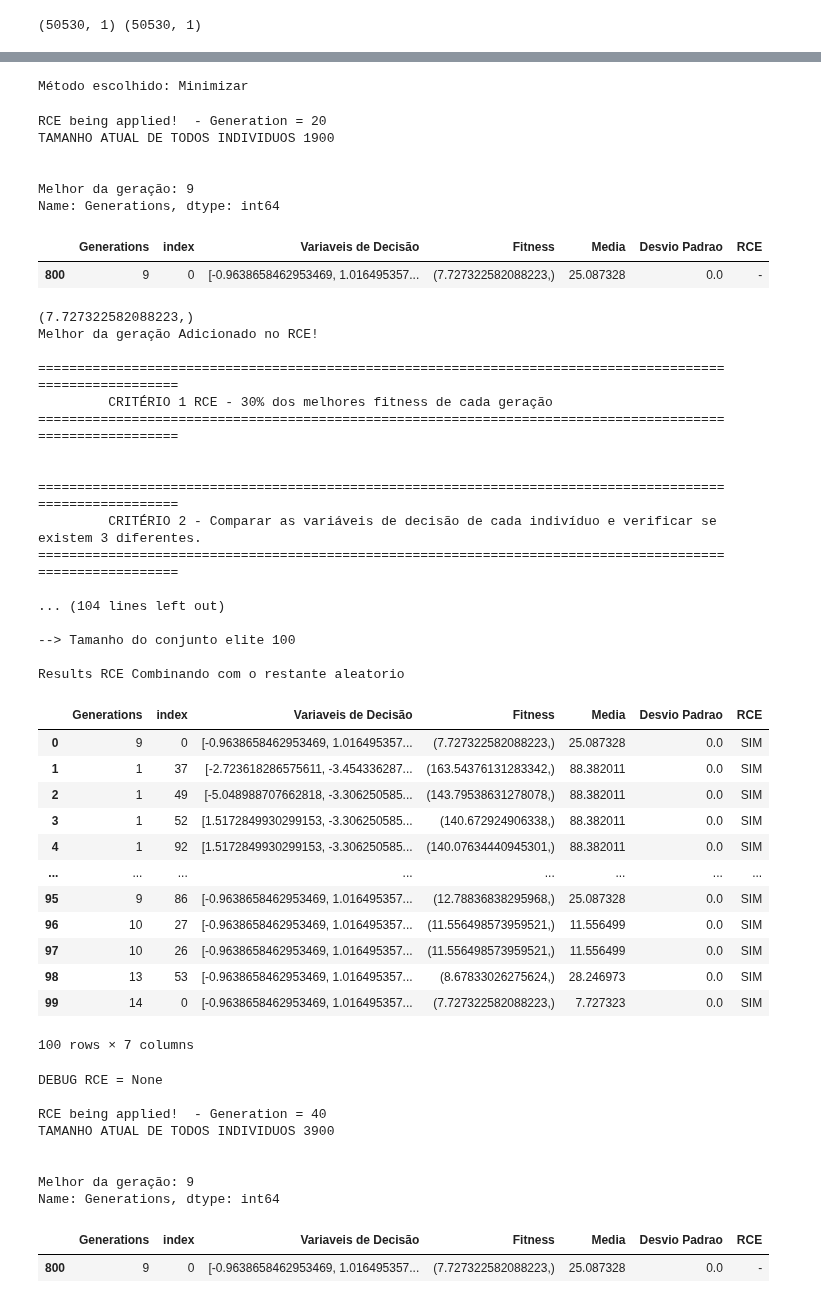
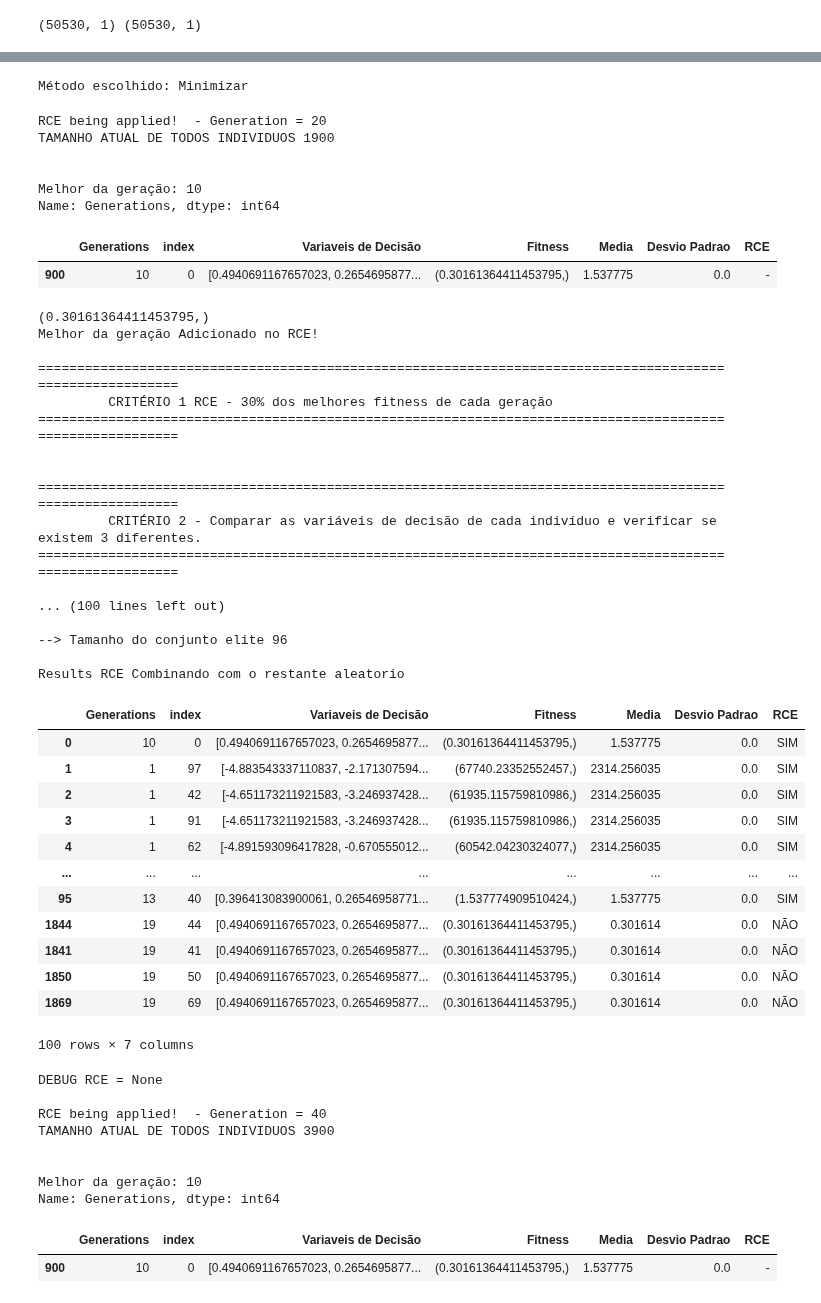
Before and after one commit to PedroVic12/Engenharia-Eletrica-UFF, a Jupyter notebook: Iniciação Cientifica - Eng Eletrica UFF/evolution_rce_master/evolution_rce_master.ipynb, the cells around one changed output, grey strips where cells are left out. Saved outputs shown, nothing was run; the diff lists cells and outputs as text; code cells hidden in the pictures.

```diff
--- a/Iniciação Cientifica - Eng Eletrica UFF/evolution_rce_master/evolution_rce_master.ipynb
+++ b/Iniciação Cientifica - Eng Eletrica UFF/evolution_rce_master/evolution_rce_master.ipynb
@@ -904,8 +908,9 @@ if __name__ == "__main__":
 
     pop_with_repopulation, logbook_with_repopulation, best_variables = alg.run(
         RCE=True,
-        fitness_function=rastrigin_decisionVariables,
-        decision_variables=(X, y,data_hora,curva,vento),
+        fitness_function=rosenbrock_decisionVariables,
+        #decision_variables=(X, y,data_hora,curva,vento),
+        decision_variables=(X, y),
         )
     print("\n\nEvolução concluída  - 100%")
 
@@ -926,49 +931,49 @@ if __name__ == "__main__":
         logbook_with_repopulation, pop_with_repopulation, repopulation=True
     )
     data_visual.statistics_per_generation_df(logbook_with_repopulation)
 
 
     tempo2 = time.time()
     print(f"Total execution time: {round(tempo2-tempo1,2)} seconds")
 # %% [output]
 Método escolhido: Minimizar
 RCE being applied!  - Generation = 20
 TAMANHO ATUAL DE TODOS INDIVIDUOS 1900
 
 
-Melhor da geração: 9
+Melhor da geração: 10
 Name: Generations, dtype: int64
 |  | Generations | index | Variaveis de Decisão | Fitness | Media | Desvio Padrao | RCE |
-| 800 | 9 | 0 | [-0.9638658462953469, 1.016495357... | (7.727322582088223,) | 25.087328 | 0.0 | - |
+| 900 | 10 | 0 | [0.4940691167657023, 0.2654695877... | (0.30161364411453795,) | 1.537775 | 0.0 | - |
-(7.727322582088223,)
+(0.30161364411453795,)
 Melhor da geração Adicionado no RCE!
 
 ==========================================================================================================
          CRITÉRIO 1 RCE - 30% dos melhores fitness de cada geração
 ==========================================================================================================
 
 
 ==========================================================================================================
          CRITÉRIO 2 - Comparar as variáveis de decisão de cada indivíduo e verificar se existem 3 diferentes.
 ==========================================================================================================
 
-... (104 lines left out)
+... (100 lines left out)
 
---> Tamanho do conjunto elite 100
+--> Tamanho do conjunto elite 96
 
 Results RCE Combinando com o restante aleatorio
 |  | Generations | index | Variaveis de Decisão | Fitness | Media | Desvio Padrao | RCE |
-| 0 | 9 | 0 | [-0.9638658462953469, 1.016495357... | (7.727322582088223,) | 25.087328 | 0.0 | SIM |
-| 1 | 1 | 37 | [-2.723618286575611, -3.454336287... | (163.54376131283342,) | 88.382011 | 0.0 | SIM |
-| 2 | 1 | 49 | [-5.048988707662818, -3.306250585... | (143.79538631278078,) | 88.382011 | 0.0 | SIM |
-| 3 | 1 | 52 | [1.5172849930299153, -3.306250585... | (140.672924906338,) | 88.382011 | 0.0 | SIM |
-| 4 | 1 | 92 | [1.5172849930299153, -3.306250585... | (140.07634440945301,) | 88.382011 | 0.0 | SIM |
+| 0 | 10 | 0 | [0.4940691167657023, 0.2654695877... | (0.30161364411453795,) | 1.537775 | 0.0 | SIM |
+| 1 | 1 | 97 | [-4.883543337110837, -2.171307594... | (67740.23352552457,) | 2314.256035 | 0.0 | SIM |
+| 2 | 1 | 42 | [-4.651173211921583, -3.246937428... | (61935.115759810986,) | 2314.256035 | 0.0 | SIM |
+| 3 | 1 | 91 | [-4.651173211921583, -3.246937428... | (61935.115759810986,) | 2314.256035 | 0.0 | SIM |
+| 4 | 1 | 62 | [-4.891593096417828, -0.670555012... | (60542.04230324077,) | 2314.256035 | 0.0 | SIM |
 | ... | ... | ... | ... | ... | ... | ... | ... |
-| 95 | 9 | 86 | [-0.9638658462953469, 1.016495357... | (12.78836838295968,) | 25.087328 | 0.0 | SIM |
-| 96 | 10 | 27 | [-0.9638658462953469, 1.016495357... | (11.556498573959521,) | 11.556499 | 0.0 | SIM |
-| 97 | 10 | 26 | [-0.9638658462953469, 1.016495357... | (11.556498573959521,) | 11.556499 | 0.0 | SIM |
-| 98 | 13 | 53 | [-0.9638658462953469, 1.016495357... | (8.67833026275624,) | 28.246973 | 0.0 | SIM |
-| 99 | 14 | 0 | [-0.9638658462953469, 1.016495357... | (7.727322582088223,) | 7.727323 | 0.0 | SIM |
+| 95 | 13 | 40 | [0.396413083900061, 0.26546958771... | (1.537774909510424,) | 1.537775 | 0.0 | SIM |
+| 1844 | 19 | 44 | [0.4940691167657023, 0.2654695877... | (0.30161364411453795,) | 0.301614 | 0.0 | NÃO |
+| 1841 | 19 | 41 | [0.4940691167657023, 0.2654695877... | (0.30161364411453795,) | 0.301614 | 0.0 | NÃO |
+| 1850 | 19 | 50 | [0.4940691167657023, 0.2654695877... | (0.30161364411453795,) | 0.301614 | 0.0 | NÃO |
+| 1869 | 19 | 69 | [0.4940691167657023, 0.2654695877... | (0.30161364411453795,) | 0.301614 | 0.0 | NÃO |
 100 rows × 7 columns
 DEBUG RCE = None
 
@@ -976,7 +981,7 @@ RCE being applied!  - Generation = 40
 TAMANHO ATUAL DE TODOS INDIVIDUOS 3900
 
 
-Melhor da geração: 9
+Melhor da geração: 10
 Name: Generations, dtype: int64
 |  | Generations | index | Variaveis de Decisão | Fitness | Media | Desvio Padrao | RCE |
-| 800 | 9 | 0 | [-0.9638658462953469, 1.016495357... | (7.727322582088223,) | 25.087328 | 0.0 | - |
+| 900 | 10 | 0 | [0.4940691167657023, 0.2654695877... | (0.30161364411453795,) | 1.537775 | 0.0 | - |
```
Also changed, not shown: parts of 3 cells of this notebook.
